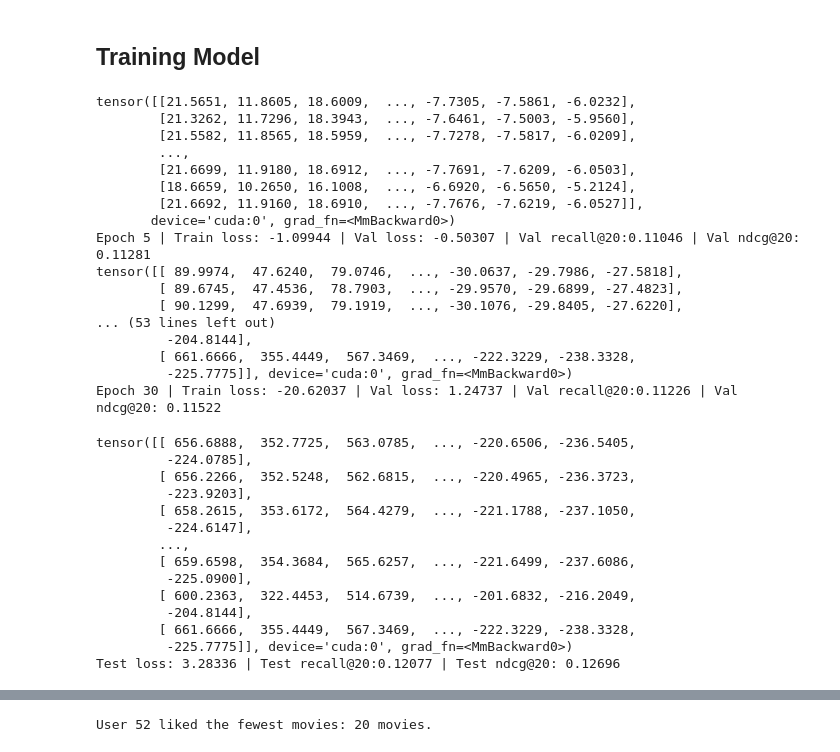
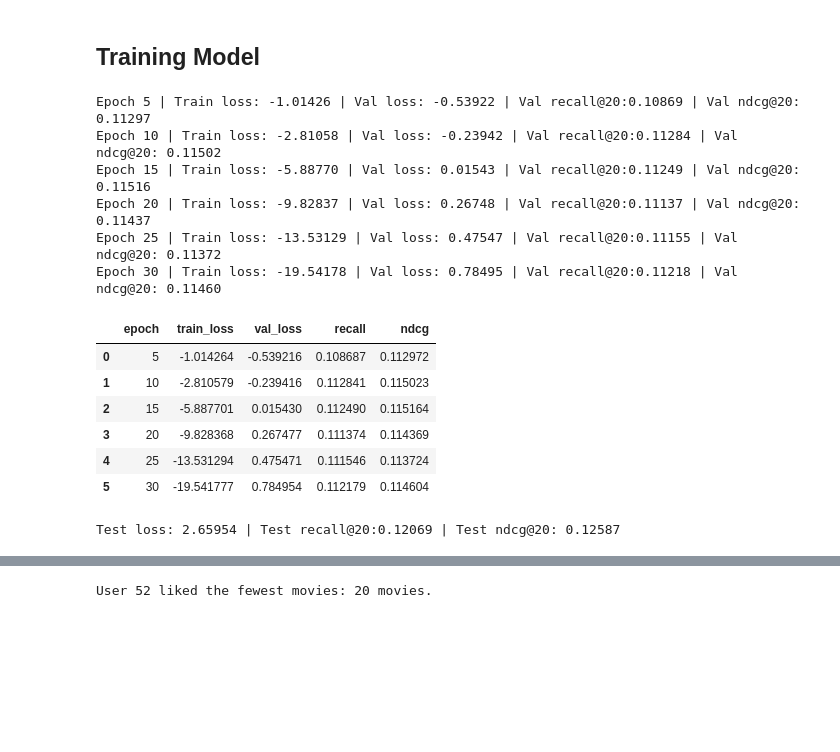
Before and after one commit to vuongvlq/recommendation-movie, a Jupyter notebook: LightGCN.ipynb, the cells around one changed output, grey strips where cells are left out. Saved outputs shown, nothing was run; the diff lists cells and outputs as text; code cells hidden in the pictures; blank space fills up the shorter version.

```diff
--- a/LightGCN.ipynb
+++ b/LightGCN.ipynb
@@ -224,7 +220,8 @@ edge_index = edge_index.to(device)
 train_edge_index = train_edge_index.to(device)
 val_edge_index = val_edge_index.to(device)
 
-optimizer = optim.Adam(model.parameters(), lr=0.001)
+# optimizer = optim.Adam(model.parameters(), lr=0.001)
+optimizer = optim.Adam(model.parameters(), lr=0.001, weight_decay=1e-5)
 # %%
 num_batch = int(len(train_index) / BATCH_SIZE)
 for epoch in range(1, 31):
@@ -248,22 +245,38 @@ for epoch in range(1, 31):
   if epoch % 5 == 0:
     model.eval()
     val_loss, recall, ndcg = test(model, val_edge_index, [train_edge_index])
+    if 'train_data' in globals():
+      new_data = pd.DataFrame({
+        'epoch': [epoch],
+        'train_loss': [train_loss.item()],
+        'val_loss': [val_loss],
+        'recall': [recall],
+        'ndcg': [ndcg]
+      })
+      train_data = pd.concat([train_data, new_data], ignore_index=True)
+    else:
+      train_data = pd.DataFrame({
+        'epoch': [epoch],
+        'train_loss': [train_loss.item()],
+        'val_loss': [val_loss],
+        'recall': [recall],
+        'ndcg': [ndcg]
+      })
     print(f"Epoch {epoch} | Train loss: {train_loss.item():.5f} | Val loss: {val_loss:.5f} | Val recall@{K}:{recall:.5f} | Val ndcg@{K}: {ndcg:.5f}")
 # %% [output]
-tensor([[21.5651, 11.8605, 18.6009,  ..., -7.7305, -7.5861, -6.0232],
-        [21.3262, 11.7296, 18.3943,  ..., -7.6461, -7.5003, -5.9560],
-        [21.5582, 11.8565, 18.5959,  ..., -7.7278, -7.5817, -6.0209],
-        ...,
-        [21.6699, 11.9180, 18.6912,  ..., -7.7691, -7.6209, -6.0503],
-        [18.6659, 10.2650, 16.1008,  ..., -6.6920, -6.5650, -5.2124],
-        [21.6692, 11.9160, 18.6910,  ..., -7.7676, -7.6219, -6.0527]],
-       device='cuda:0', grad_fn=<MmBackward0>)
-Epoch 5 | Train loss: -1.09944 | Val loss: -0.50307 | Val recall@20:0.11046 | Val ndcg@20: 0.11281
-tensor([[ 89.9974,  47.6240,  79.0746,  ..., -30.0637, -29.7986, -27.5818],
-        [ 89.6745,  47.4536,  78.7903,  ..., -29.9570, -29.6899, -27.4823],
-        [ 90.1299,  47.6939,  79.1919,  ..., -30.1076, -29.8405, -27.6220],
-... (53 lines left out)
-         -204.8144],
-        [ 661.6666,  355.4449,  567.3469,  ..., -222.3229, -238.3328,
-         -225.7775]], device='cuda:0', grad_fn=<MmBackward0>)
-Epoch 30 | Train loss: -20.62037 | Val loss: 1.24737 | Val recall@20:0.11226 | Val ndcg@20: 0.11522
+Epoch 5 | Train loss: -1.01426 | Val loss: -0.53922 | Val recall@20:0.10869 | Val ndcg@20: 0.11297
+Epoch 10 | Train loss: -2.81058 | Val loss: -0.23942 | Val recall@20:0.11284 | Val ndcg@20: 0.11502
+Epoch 15 | Train loss: -5.88770 | Val loss: 0.01543 | Val recall@20:0.11249 | Val ndcg@20: 0.11516
+Epoch 20 | Train loss: -9.82837 | Val loss: 0.26748 | Val recall@20:0.11137 | Val ndcg@20: 0.11437
+Epoch 25 | Train loss: -13.53129 | Val loss: 0.47547 | Val recall@20:0.11155 | Val ndcg@20: 0.11372
+Epoch 30 | Train loss: -19.54178 | Val loss: 0.78495 | Val recall@20:0.11218 | Val ndcg@20: 0.11460
+# %%
+train_data
+# %% [output]
+|  | epoch | train_loss | val_loss | recall | ndcg |
+| 0 | 5 | -1.014264 | -0.539216 | 0.108687 | 0.112972 |
+| 1 | 10 | -2.810579 | -0.239416 | 0.112841 | 0.115023 |
+| 2 | 15 | -5.887701 | 0.015430 | 0.112490 | 0.115164 |
+| 3 | 20 | -9.828368 | 0.267477 | 0.111374 | 0.114369 |
+| 4 | 25 | -13.531294 | 0.475471 | 0.111546 | 0.113724 |
+| 5 | 30 | -19.541777 | 0.784954 | 0.112179 | 0.114604 |
@@ -271,17 +286,4 @@ Epoch 30 | Train loss: -20.62037 | Val loss: 1.24737 | Val recall@20:0.11226 | V
 test_loss, test_recall, test_ndcg = test(model, test_edge_index.to(device), [train_edge_index, val_edge_index])
 print(f"Test loss: {test_loss:.5f} | Test recall@{K}:{test_recall:.5f} | Test ndcg@{K}: {test_ndcg:.5f}")
 # %% [output]
-tensor([[ 656.6888,  352.7725,  563.0785,  ..., -220.6506, -236.5405,
-         -224.0785],
-        [ 656.2266,  352.5248,  562.6815,  ..., -220.4965, -236.3723,
-         -223.9203],
-        [ 658.2615,  353.6172,  564.4279,  ..., -221.1788, -237.1050,
-         -224.6147],
-        ...,
-        [ 659.6598,  354.3684,  565.6257,  ..., -221.6499, -237.6086,
-         -225.0900],
-        [ 600.2363,  322.4453,  514.6739,  ..., -201.6832, -216.2049,
-         -204.8144],
-        [ 661.6666,  355.4449,  567.3469,  ..., -222.3229, -238.3328,
-         -225.7775]], device='cuda:0', grad_fn=<MmBackward0>)
-Test loss: 3.28336 | Test recall@20:0.12077 | Test ndcg@20: 0.12696
+Test loss: 2.65954 | Test recall@20:0.12069 | Test ndcg@20: 0.12587
```
Also changed, not shown: parts of 9 cells of this notebook, 1 other file.
